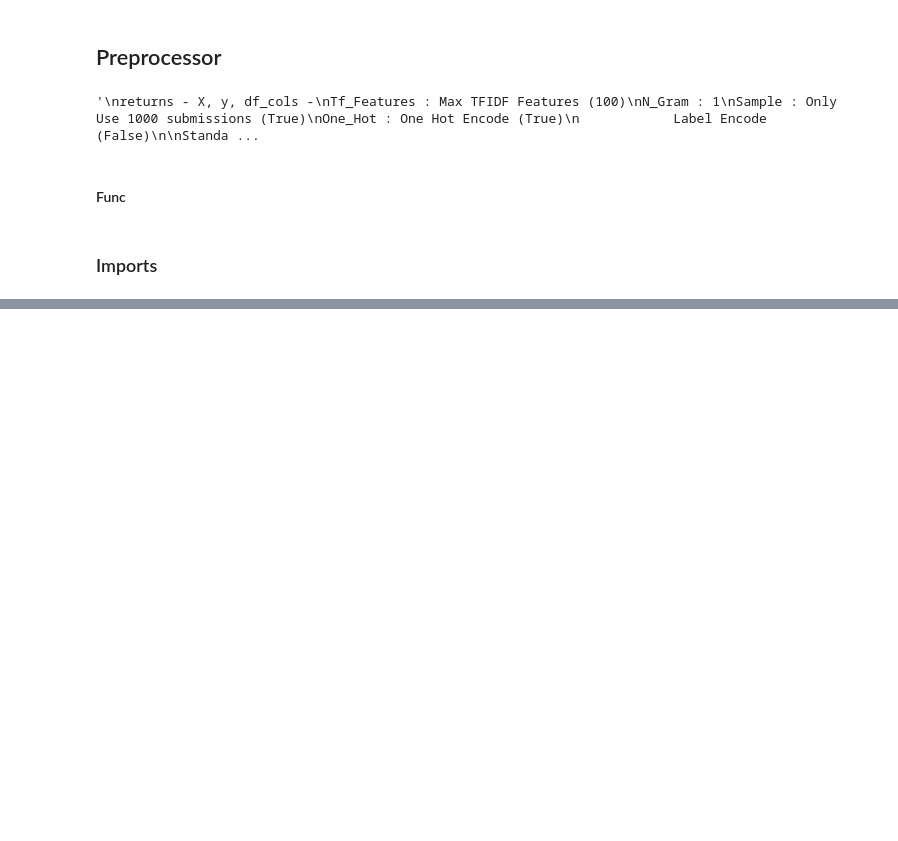
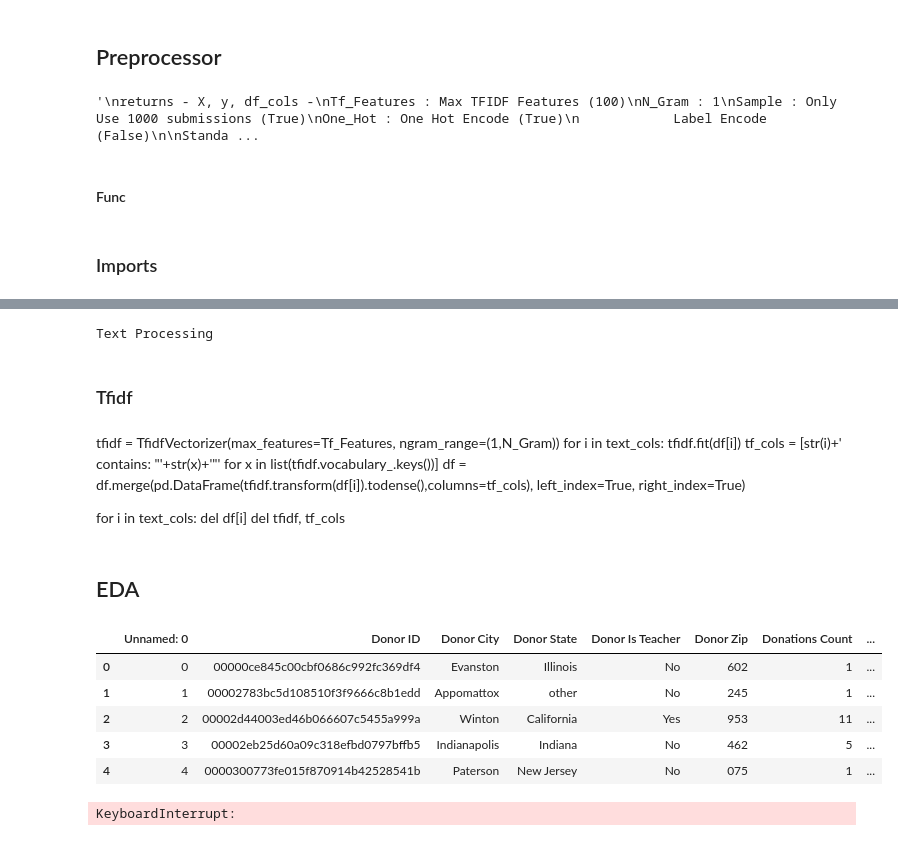
Before and after one commit to Mikhail-Naumov/Donors_Choose, a Jupyter notebook: Post_Donors_Choose_EDA.ipynb, the cells around one changed output, grey strips where cells are left out. Drawn from its saved outputs; the diff is of its cells as text; code cells hidden in the pictures; blank space fills up the shorter version.

```diff
--- a/Post_Donors_Choose_EDA.ipynb
+++ b/Post_Donors_Choose_EDA.ipynb
@@ -442,0 +150,16 @@ Index(['Project Cost', 'School Percentage Free Lunch',
+# %%
+if False:
+    bad_form['Donations'] = bad_form['Donations'][bad_form['Donations']['Donation Amount'] > 0.1]
+    Donors = bad_form['Donations'].groupby('Donor ID').agg({'Donation ID': ['nunique'],
+         'Donation Amount': ['mean', 'sum','median','max','min','std']})
+
+    Donors = bad_form['Donors'].merge(Donors, right_index=True, left_on='Donor ID').copy(deep=True)
+    Donors['One Time Donor'] = Donors['Donations Count'].apply(lambda x: 1 if x == 1 else 0)
+    Donors['Donation Std Amount'] = Donors['Donation Std Amount'].fillna(0)
+
+    Donors.columns = ['Donor ID', 'Donor City', 'Donor State', 'Donor Is Teacher', 'Donor Zip', 'Donations Count',
+                    'Donation Mean Amount', 'Donation Sum Amount', 'Donation Median Amount', 'Donation Max Amount',
+                    'Donation Min Amount', 'Donation Std Amount', 'One Time Donor']
+
+    Donors.to_csv('./Input/New/Donors.csv')
+Donors = pd.read_csv('./Input/New/Donors.csv')
@@ -442,0 +358,30 @@ Index(['Project Cost', 'School Percentage Free Lunch',
+# %%
+print('Text Processing')
+
+text_cols = ['Project Essay','Project Need Statement']
+
+#adding more words to 'stopwords'
+extra_words = ['student','students','education']
+single_l = [x for x in 'abcdefghijklmnopqrstuvwxyz']
+for j in single_l:
+    extra_words.append(j)
+extra_words += stopwords.words("english")
+
+for i in text_cols:
+    df[i] = df[i].apply(lambda x: text_cleaner(x,extra_words))
+
+del text_cleaner, extra_words, single_l, stopwords
+# %% [output]
+Text Processing
+# %% [markdown]
+### Tfidf
+# %% [markdown]
+tfidf = TfidfVectorizer(max_features=Tf_Features, ngram_range=(1,N_Gram))
+for i in text_cols:
+    tfidf.fit(df[i])
+    tf_cols = [str(i)+' contains: "'+str(x)+'"' for x in list(tfidf.vocabulary_.keys())]
+    df = df.merge(pd.DataFrame(tfidf.transform(df[i]).todense(),columns=tf_cols), left_index=True, right_index=True)
+
+for i in text_cols:
+    del df[i]
+del tfidf, tf_cols
@@ -442,0 +393,15 @@ Index(['Project Cost', 'School Percentage Free Lunch',
+# %% [markdown]
+## EDA
+# %%
+Donors['Likely Organization'] = Donors.
+# %% [output]
+|  | Unnamed: 0 | Donor ID | Donor City | Donor State | Donor Is Teacher | Donor Zip | Donations Count | ... |
+| 0 | 0 | 00000ce845c00cbf0686c992fc369df4 | Evanston | Illinois | No | 602 | 1 | ... |
+| 1 | 1 | 00002783bc5d108510f3f9666c8b1edd | Appomattox | other | No | 245 | 1 | ... |
+| 2 | 2 | 00002d44003ed46b066607c5455a999a | Winton | California | Yes | 953 | 11 | ... |
+| 3 | 3 | 00002eb25d60a09c318efbd0797bffb5 | Indianapolis | Indiana | No | 462 | 5 | ... |
+| 4 | 4 | 0000300773fe015f870914b42528541b | Paterson | New Jersey | No | 075 | 1 | ... |
+# %%
+Donors['Donation Mean Amount'].plot(kind = 'bar',bins = 20)
+# %% [output]
+KeyboardInterrupt:
```
Also changed, not shown: parts of 43 cells of this notebook.
